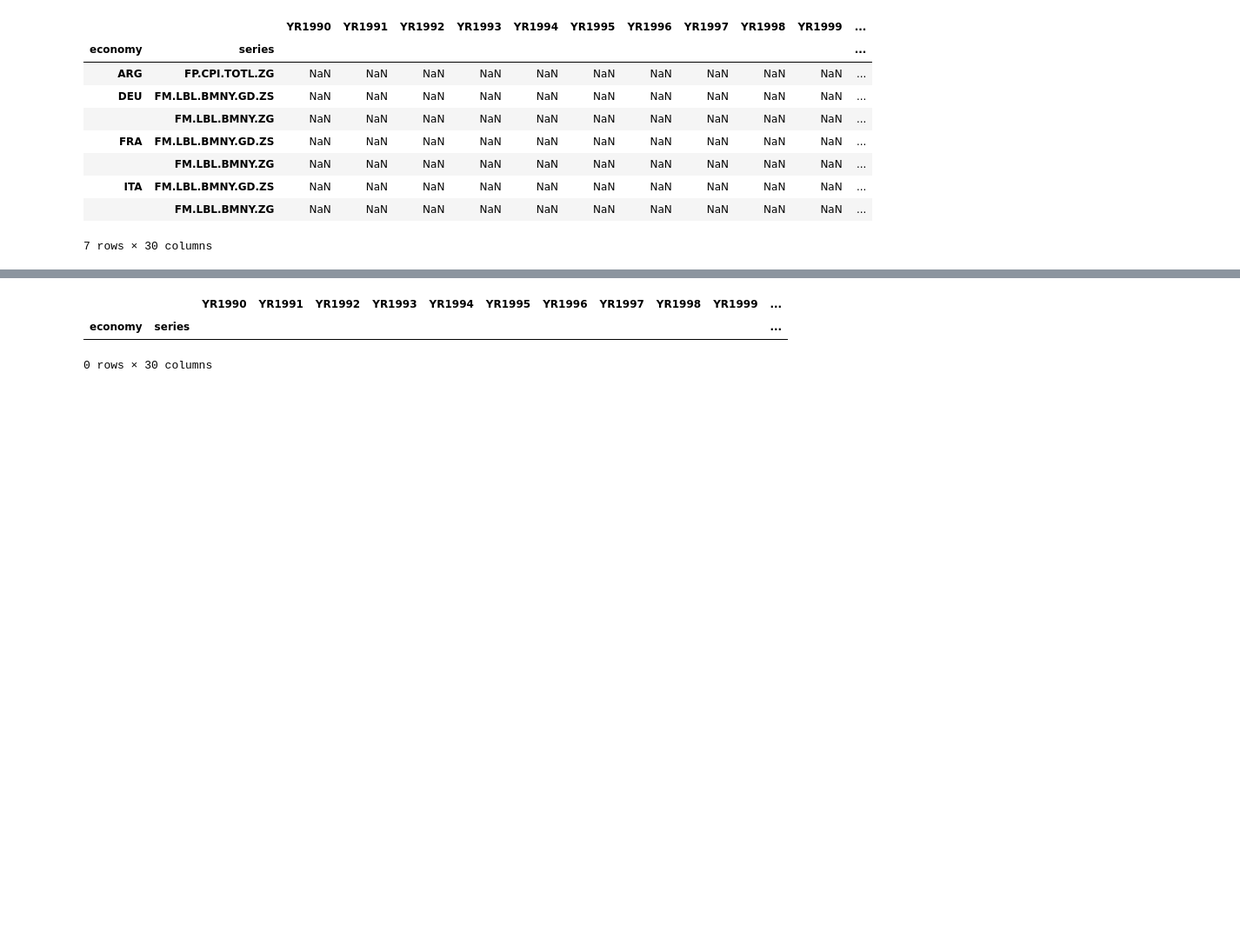
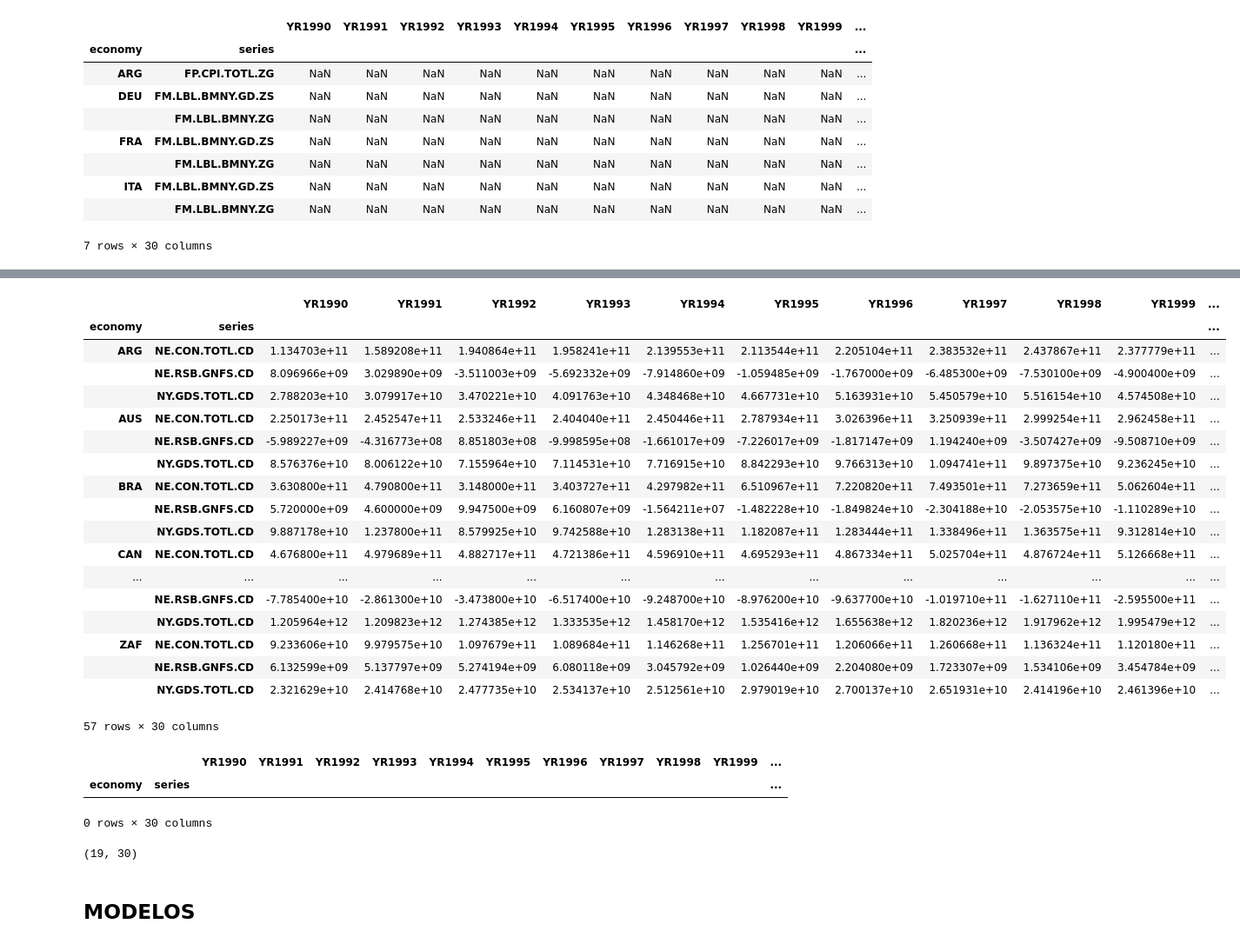
Before and after one commit to Matheus73/jogoEconomiaSensata, a Jupyter notebook: preparing_dataset.ipynb, the cells around one changed output, grey strips where cells are left out. Shown at 87% size. Saved outputs shown, nothing was run; the diff lists cells and outputs as text; code cells hidden in the pictures; blank space fills up the shorter version.

```diff
--- a/preparing_dataset.ipynb
+++ b/preparing_dataset.ipynb
@@ -198,5 +355,26 @@ outputs_economia = ['NY.GDS.TOTL.CD','NE.RSB.GNFS.CD','NE.CON.TOTL.CD','IC.REG.S
 # %%
 df_outputs_economia = read_data(outputs_economia)
+df_outputs_economia
+# %% [output]
+|  |  | YR1990 | YR1991 | YR1992 | YR1993 | YR1994 | YR1995 | YR1996 | YR1997 | YR1998 | YR1999 | ... |
+| economy | series |  |  |  |  |  |  |  |  |  |  | ... |
+| ARG | NE.CON.TOTL.CD | 1.134703e+11 | 1.589208e+11 | 1.940864e+11 | 1.958241e+11 | 2.139553e+11 | 2.113544e+11 | 2.205104e+11 | 2.383532e+11 | 2.437867e+11 | 2.377779e+11 | ... |
+|  | NE.RSB.GNFS.CD | 8.096966e+09 | 3.029890e+09 | -3.511003e+09 | -5.692332e+09 | -7.914860e+09 | -1.059485e+09 | -1.767000e+09 | -6.485300e+09 | -7.530100e+09 | -4.900400e+09 | ... |
+|  | NY.GDS.TOTL.CD | 2.788203e+10 | 3.079917e+10 | 3.470221e+10 | 4.091763e+10 | 4.348468e+10 | 4.667731e+10 | 5.163931e+10 | 5.450579e+10 | 5.516154e+10 | 4.574508e+10 | ... |
+| AUS | NE.CON.TOTL.CD | 2.250173e+11 | 2.452547e+11 | 2.533246e+11 | 2.404040e+11 | 2.450446e+11 | 2.787934e+11 | 3.026396e+11 | 3.250939e+11 | 2.999254e+11 | 2.962458e+11 | ... |
+|  | NE.RSB.GNFS.CD | -5.989227e+09 | -4.316773e+08 | 8.851803e+08 | -9.998595e+08 | -1.661017e+09 | -7.226017e+09 | -1.817147e+09 | 1.194240e+09 | -3.507427e+09 | -9.508710e+09 | ... |
+|  | NY.GDS.TOTL.CD | 8.576376e+10 | 8.006122e+10 | 7.155964e+10 | 7.114531e+10 | 7.716915e+10 | 8.842293e+10 | 9.766313e+10 | 1.094741e+11 | 9.897375e+10 | 9.236245e+10 | ... |
+| BRA | NE.CON.TOTL.CD | 3.630800e+11 | 4.790800e+11 | 3.148000e+11 | 3.403727e+11 | 4.297982e+11 | 6.510967e+11 | 7.220820e+11 | 7.493501e+11 | 7.273659e+11 | 5.062604e+11 | ... |
+|  | NE.RSB.GNFS.CD | 5.720000e+09 | 4.600000e+09 | 9.947500e+09 | 6.160807e+09 | -1.564211e+07 | -1.482228e+10 | -1.849824e+10 | -2.304188e+10 | -2.053575e+10 | -1.110289e+10 | ... |
+|  | NY.GDS.TOTL.CD | 9.887178e+10 | 1.237800e+11 | 8.579925e+10 | 9.742588e+10 | 1.283138e+11 | 1.182087e+11 | 1.283444e+11 | 1.338496e+11 | 1.363575e+11 | 9.312814e+10 | ... |
+| CAN | NE.CON.TOTL.CD | 4.676800e+11 | 4.979689e+11 | 4.882717e+11 | 4.721386e+11 | 4.596910e+11 | 4.695293e+11 | 4.867334e+11 | 5.025704e+11 | 4.876724e+11 | 5.126668e+11 | ... |
+| ... | ... | ... | ... | ... | ... | ... | ... | ... | ... | ... | ... | ... |
+|  | NE.RSB.GNFS.CD | -7.785400e+10 | -2.861300e+10 | -3.473800e+10 | -6.517400e+10 | -9.248700e+10 | -8.976200e+10 | -9.637700e+10 | -1.019710e+11 | -1.627110e+11 | -2.595500e+11 | ... |
+|  | NY.GDS.TOTL.CD | 1.205964e+12 | 1.209823e+12 | 1.274385e+12 | 1.333535e+12 | 1.458170e+12 | 1.535416e+12 | 1.655638e+12 | 1.820236e+12 | 1.917962e+12 | 1.995479e+12 | ... |
+| ZAF | NE.CON.TOTL.CD | 9.233606e+10 | 9.979575e+10 | 1.097679e+11 | 1.089684e+11 | 1.146268e+11 | 1.256701e+11 | 1.206066e+11 | 1.260668e+11 | 1.136324e+11 | 1.120180e+11 | ... |
+|  | NE.RSB.GNFS.CD | 6.132599e+09 | 5.137797e+09 | 5.274194e+09 | 6.080118e+09 | 3.045792e+09 | 1.026440e+09 | 2.204080e+09 | 1.723307e+09 | 1.534106e+09 | 3.454784e+09 | ... |
+|  | NY.GDS.TOTL.CD | 2.321629e+10 | 2.414768e+10 | 2.477735e+10 | 2.534137e+10 | 2.512561e+10 | 2.979019e+10 | 2.700137e+10 | 2.651931e+10 | 2.414196e+10 | 2.461396e+10 | ... |
+57 rows × 30 columns
 # %%
 df_outputs_economia[df_outputs_economia.isnull().all(axis=1)]
 # %% [output]
@@ -205,0 +391,6 @@ df_outputs_economia[df_outputs_economia.isnull().all(axis=1)]
+# %%
+y.shape
+# %% [output]
+(19, 30)
+# %% [markdown]
+## MODELOS
```
Also changed, not shown: parts of 50 cells of this notebook, 1 other file.
